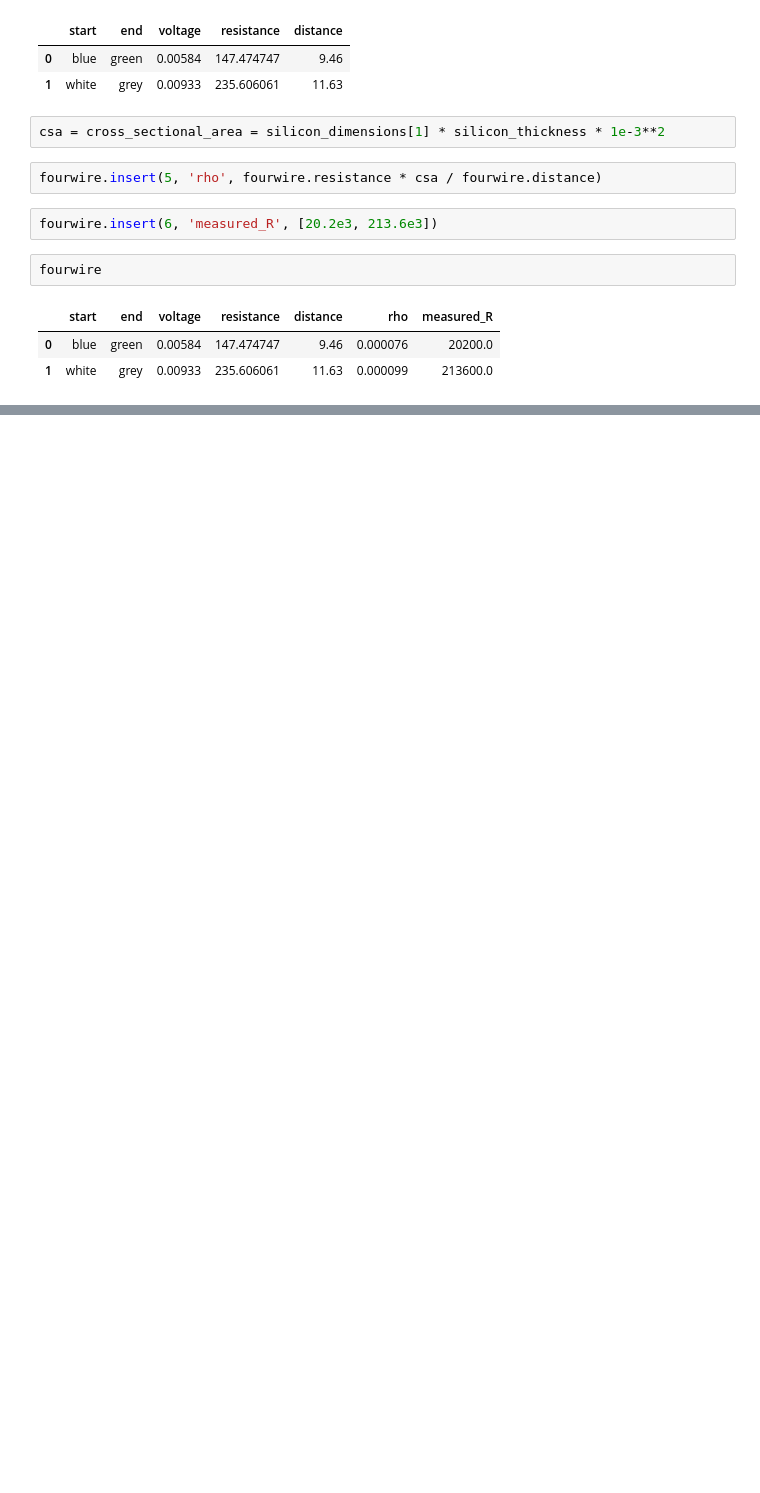
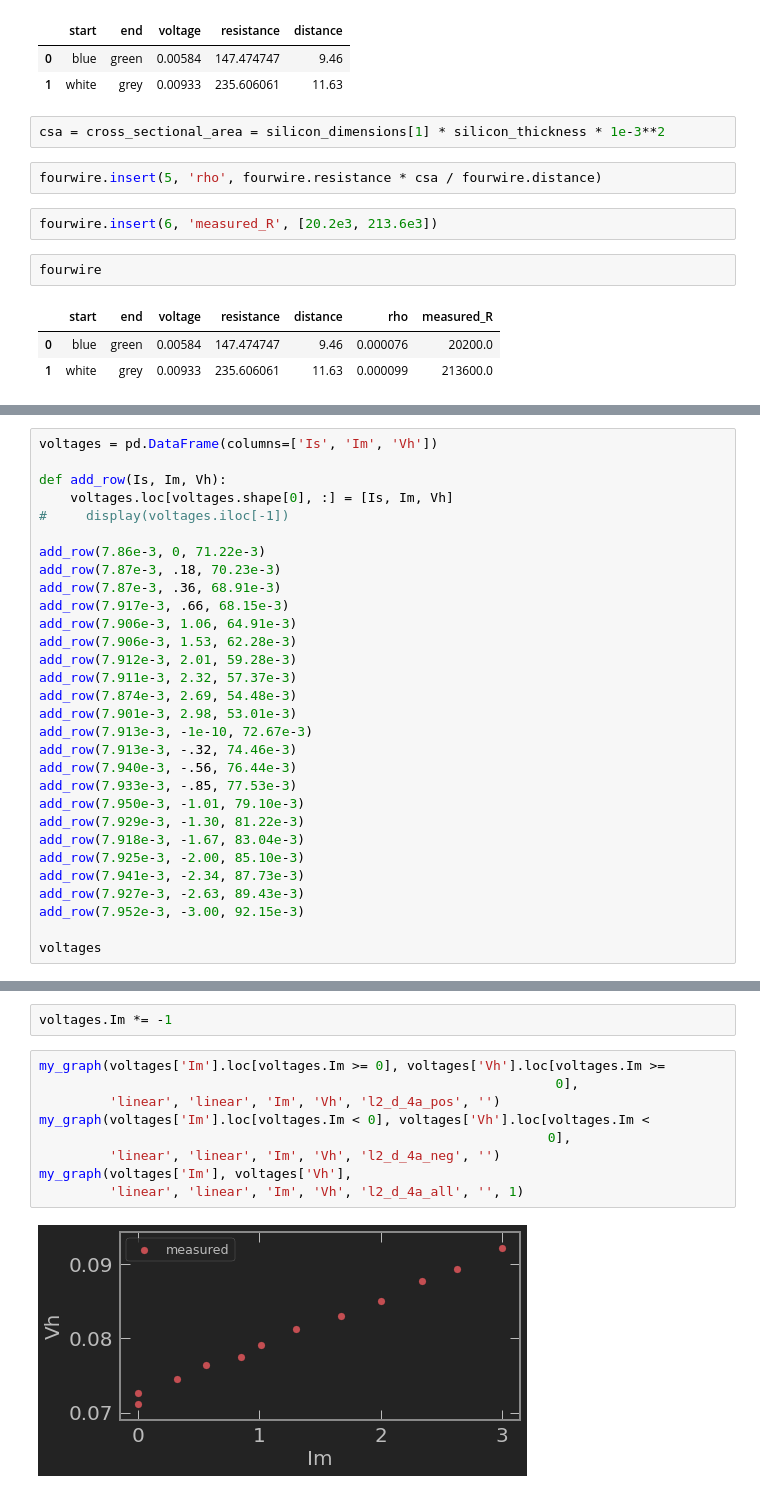
Before and after one commit to trevorm4x/APL-fuel-first, a Jupyter notebook: Lab/Lab2/APL_2_cell.ipynb, the cells around one changed output, grey strips where cells are left out. Drawn from its saved outputs; the diff is of its cells as text; blank space fills up the shorter version.

Commit message:
Continued work on l2 Added 'fit' function to plotting

```diff
--- a/Lab/Lab2/APL_2_cell.ipynb
+++ b/Lab/Lab2/APL_2_cell.ipynb
@@ -281,0 +328,30 @@ fourwire
+# %%
+voltages = pd.DataFrame(columns=['Is', 'Im', 'Vh'])
+
+def add_row(Is, Im, Vh):
+    voltages.loc[voltages.shape[0], :] = [Is, Im, Vh]
+#     display(voltages.iloc[-1])
+
+add_row(7.86e-3, 0, 71.22e-3)
+add_row(7.87e-3, .18, 70.23e-3)
+add_row(7.87e-3, .36, 68.91e-3)
+add_row(7.917e-3, .66, 68.15e-3)
+add_row(7.906e-3, 1.06, 64.91e-3)
+add_row(7.906e-3, 1.53, 62.28e-3)
+add_row(7.912e-3, 2.01, 59.28e-3)
+add_row(7.911e-3, 2.32, 57.37e-3)
+add_row(7.874e-3, 2.69, 54.48e-3)
+add_row(7.901e-3, 2.98, 53.01e-3)
+add_row(7.913e-3, -1e-10, 72.67e-3)
+add_row(7.913e-3, -.32, 74.46e-3)
+add_row(7.940e-3, -.56, 76.44e-3)
+add_row(7.933e-3, -.85, 77.53e-3)
+add_row(7.950e-3, -1.01, 79.10e-3)
+add_row(7.929e-3, -1.30, 81.22e-3)
+add_row(7.918e-3, -1.67, 83.04e-3)
+add_row(7.925e-3, -2.00, 85.10e-3)
+add_row(7.941e-3, -2.34, 87.73e-3)
+add_row(7.927e-3, -2.63, 89.43e-3)
+add_row(7.952e-3, -3.00, 92.15e-3)
+
+voltages
@@ -281,0 +376,13 @@ fourwire
+# %%
+voltages.Im *= -1
+# %%
+my_graph(voltages['Im'].loc[voltages.Im >= 0], voltages['Vh'].loc[voltages.Im >=
+                                                                  0],
+         'linear', 'linear', 'Im', 'Vh', 'l2_d_4a_pos', '')
+my_graph(voltages['Im'].loc[voltages.Im < 0], voltages['Vh'].loc[voltages.Im <
+                                                                 0],
+         'linear', 'linear', 'Im', 'Vh', 'l2_d_4a_neg', '')
+my_graph(voltages['Im'], voltages['Vh'],
+         'linear', 'linear', 'Im', 'Vh', 'l2_d_4a_all', '', 1)
+# %% [output]
+[figure, added]
```
Also changed, not shown: parts of 39 cells of this notebook, 10 other files.
